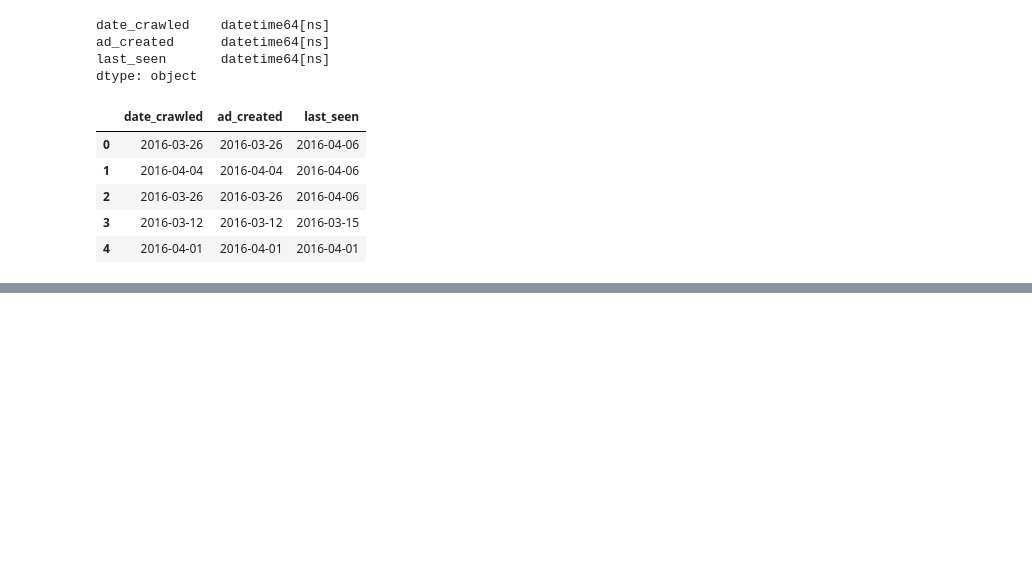
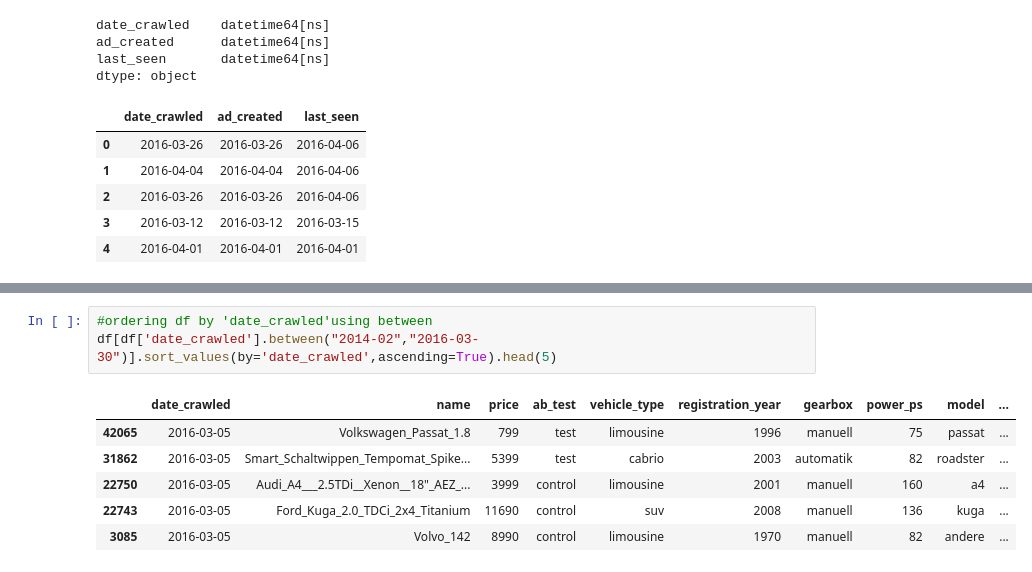
Before and after one commit to drusho/data_analysis, a Jupyter notebook: Exploring_Car_Sales_Data.ipynb, the cells around one changed output, grey strips where cells are left out. Cells and saved outputs as stored; diff of their text form; blank space fills up the shorter version.

```diff
--- a/Exploring_Car_Sales_Data.ipynb
+++ b/Exploring_Car_Sales_Data.ipynb
@@ -501,0 +496,10 @@ Name: date_crawled, dtype: datetime64[ns]
+# %%
+#ordering df by 'date_crawled'using between
+df[df['date_crawled'].between("2014-02","2016-03-30")].sort_values(by='date_crawled',ascending=True).head(5)
+# %% [output]
+|  | date_crawled | name | price | ab_test | vehicle_type | registration_year | gearbox | power_ps | model | ... |
+| 42065 | 2016-03-05 | Volkswagen_Passat_1.8 | 799 | test | limousine | 1996 | manuell | 75 | passat | ... |
+| 31862 | 2016-03-05 | Smart_Schaltwippen_Tempomat_Spike... | 5399 | test | cabrio | 2003 | automatik | 82 | roadster | ... |
+| 22750 | 2016-03-05 | Audi_A4___2.5TDi__Xenon__18"_AEZ_... | 3999 | control | limousine | 2001 | manuell | 160 | a4 | ... |
+| 22743 | 2016-03-05 | Ford_Kuga_2.0_TDCi_2x4_Titanium | 11690 | control | suv | 2008 | manuell | 136 | kuga | ... |
+| 3085 | 2016-03-05 | Volvo_142 | 8990 | control | limousine | 1970 | manuell | 82 | andere | ... |
```
Also changed, not shown: parts of 10 cells of this notebook.
